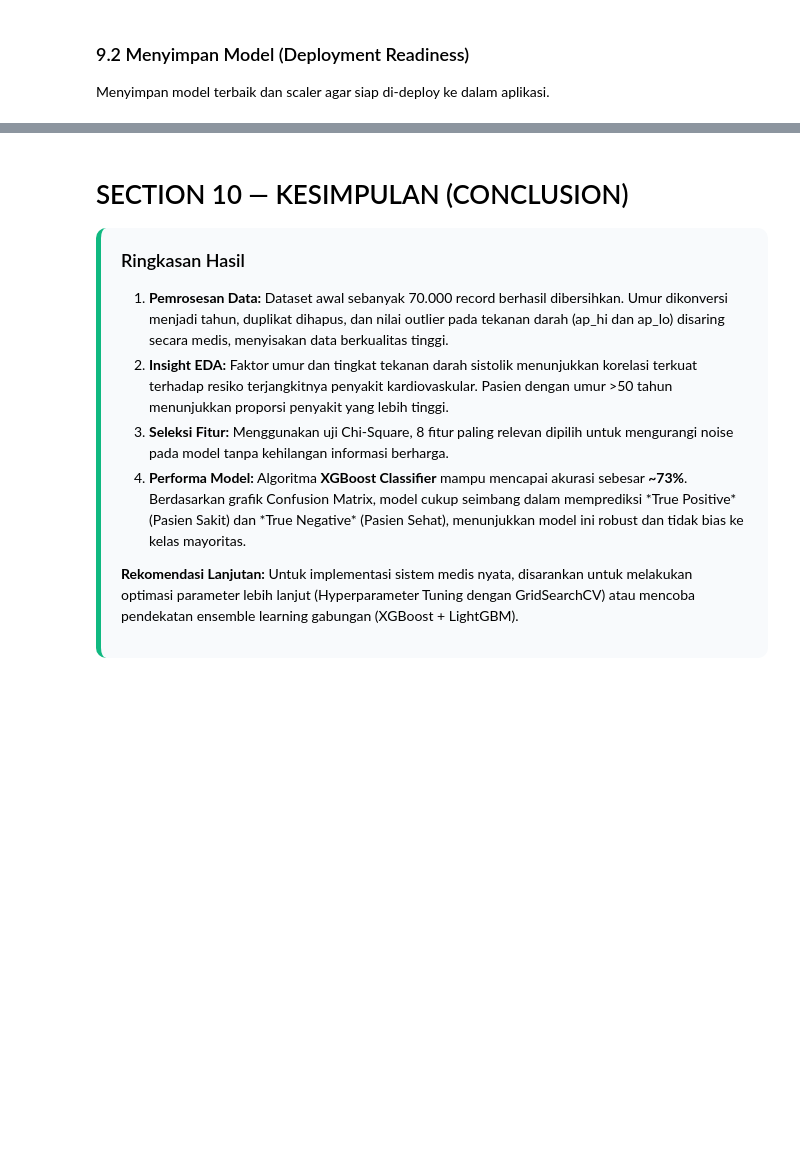
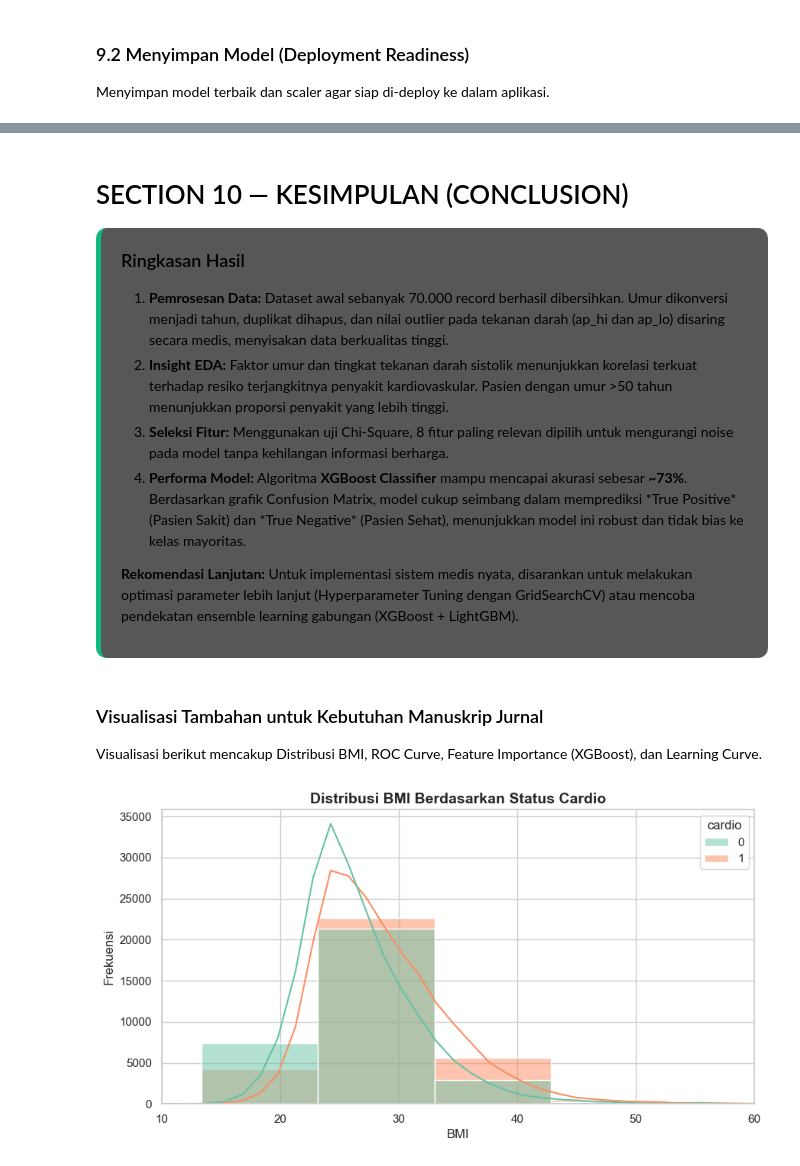
Before and after one commit to kebabresing/cardiovascular-risk-prediction, a Jupyter notebook: Cardiovascular_Disease_Prediction.ipynb, the cells around one changed output, grey strips where cells are left out. Saved outputs shown, nothing was run; the diff lists cells and outputs as text; code cells hidden in the pictures; blank space fills up the shorter version.

Commit message:
Update Notebook, README, add manuscript draft and output images

```diff
--- a/Cardiovascular_Disease_Prediction.ipynb
+++ b/Cardiovascular_Disease_Prediction.ipynb
@@ -332,7 +473,7 @@ print("Model dan Scaler berhasil disimpan di dalam folder 'model/'!")
 # %% [markdown]
 # SECTION 10 — KESIMPULAN (CONCLUSION)
 
-<div style="background-color: #F8FAFC; padding: 20px; border-radius: 10px; border-left: 5px solid #10B981;">
+<div style="background-color: #575757ff; padding: 20px; border-radius: 10px; border-left: 5px solid #10B981;">
   <h3 style="margin-top: 0;">Ringkasan Hasil</h3>
   <ol>
     <li><strong>Pemrosesan Data:</strong> Dataset awal sebanyak 70.000 record berhasil dibersihkan. Umur dikonversi menjadi tahun, duplikat dihapus, dan nilai outlier pada tekanan darah (ap_hi dan ap_lo) disaring secara medis, menyisakan data berkualitas tinggi.</li>
@@ -342,3 +483,18 @@ print("Model dan Scaler berhasil disimpan di dalam folder 'model/'!")
   </ol>
   <p><strong>Rekomendasi Lanjutan:</strong> Untuk implementasi sistem medis nyata, disarankan untuk melakukan optimasi parameter lebih lanjut (Hyperparameter Tuning dengan GridSearchCV) atau mencoba pendekatan ensemble learning gabungan (XGBoost + LightGBM).</p>
 </div>
+# %% [markdown]
+### Visualisasi Tambahan untuk Kebutuhan Manuskrip Jurnal
+Visualisasi berikut mencakup Distribusi BMI, ROC Curve, Feature Importance (XGBoost), dan Learning Curve.
+# %%
+# 1. Distribusi BMI
+fig, ax = plt.subplots(figsize=(10, 5))
+sns.histplot(data=df, x='bmi', hue='cardio', bins=30, kde=True, palette='Set2', ax=ax)
+ax.set_title('Distribusi BMI Berdasarkan Status Cardio', fontsize=14, fontweight='bold')
+ax.set_xlabel('BMI')
+ax.set_ylabel('Frekuensi')
+ax.set_xlim(10, 60) # Batas wajar BMI
+plt.savefig('image/8_distribusi_bmi.png', bbox_inches='tight', dpi=300)
+plt.show()
+# %% [output]
+[figure, added]
```
Also changed, not shown: parts of 21 cells of this notebook, 13 other files.
